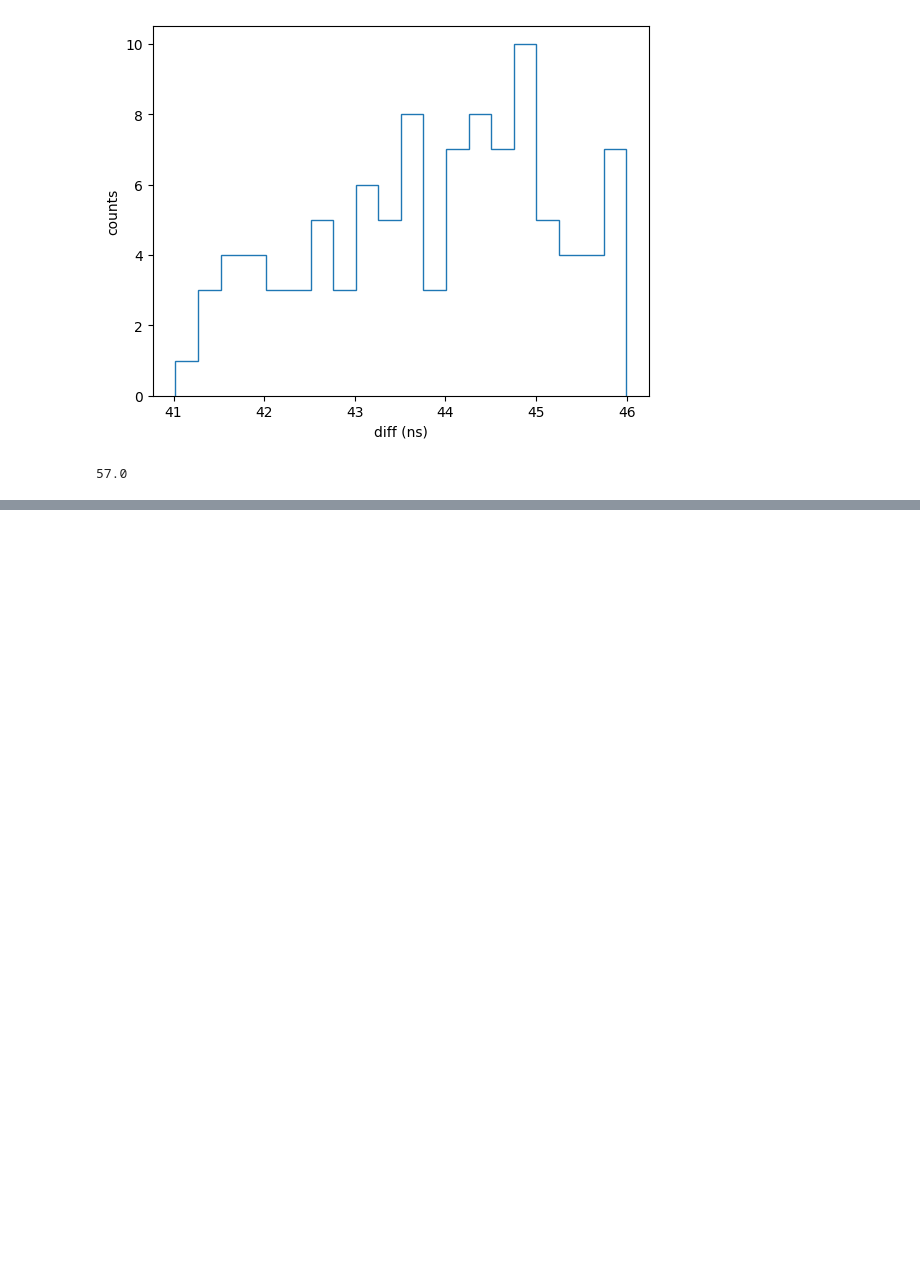
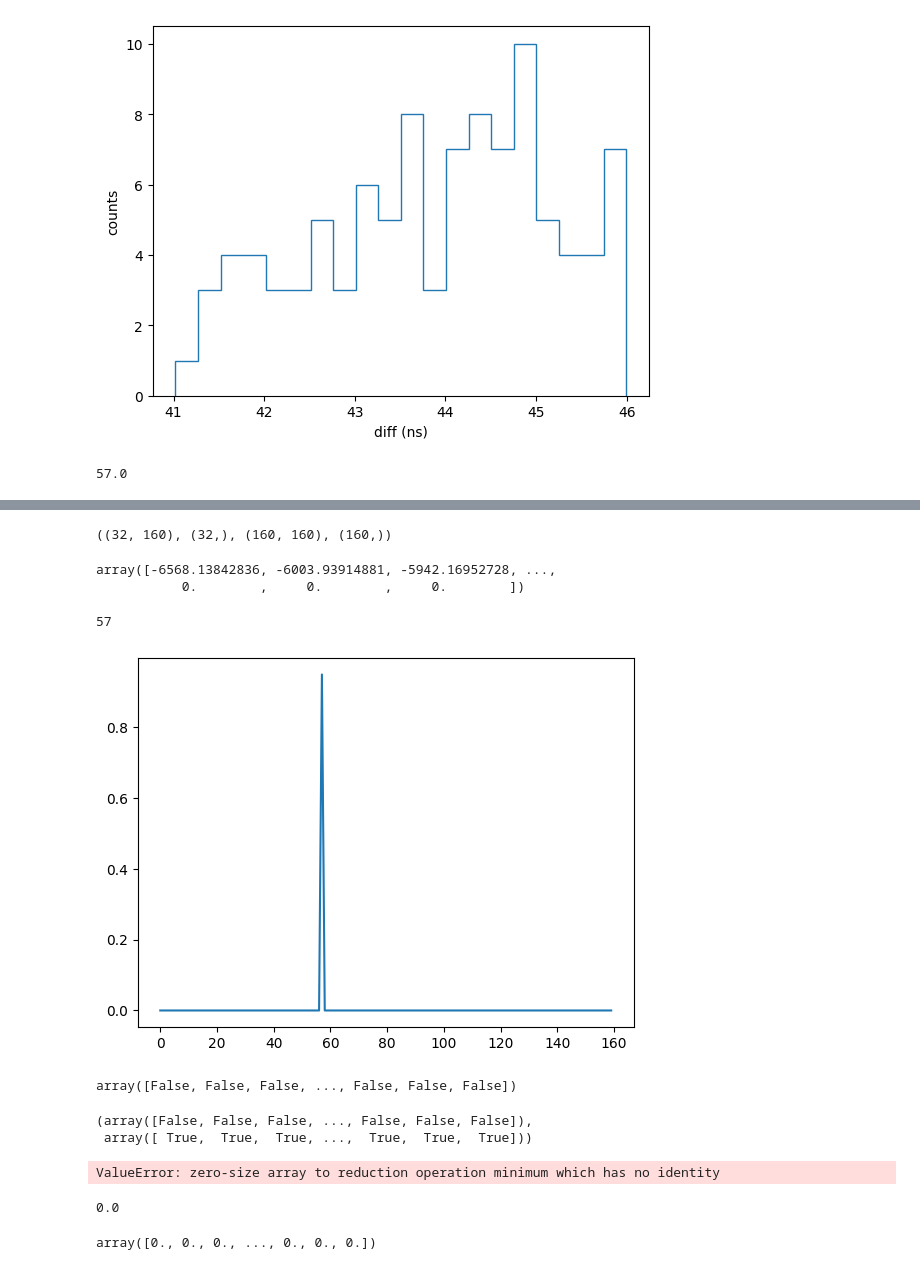
Before and after one commit to pone-software/mint-analysis, a Jupyter notebook: notebooks/full_chain_test.ipynb, the cells around one changed output, grey strips where cells are left out. Saved outputs shown, nothing was run; the diff lists cells and outputs as text; code cells hidden in the pictures; blank space fills up the shorter version.

```diff
--- a/notebooks/full_chain_test.ipynb
+++ b/notebooks/full_chain_test.ipynb
@@ -295,0 +400,51 @@ tb_out["t0"].nda[0]
+# %%
+b = table.waveform.values.nda[0]
+# %%
+a = A
+# %%
+m, n = a.shape
+
+ata = np.transpose(a) @ a
+atb = b @ a  # Result is 1D - let NumPy figure it out
+
+# Initialize vars
+x = np.zeros(n, dtype=np.float64)
+s = np.zeros(n, dtype=np.float64)
+# Inactive constraint switches
+p = np.zeros(n, dtype=np.bool_)
+pidx = np.arange(0, len(p), 1, dtype=np.int32)
+
+# Projected residual
+w = atb.copy().astype(np.float64)  # x=0. Skip (-ata @ x) term
+# %%
+A.shape, b.shape, ata.shape, atb.shape
+# %% [output]
+((32, 160), (32,), (160, 160), (160,))
+# %%
+w[~p]
+# %% [output]
+array([-6568.13842836, -6003.93914881, -5942.16952728, ...,
+           0.        ,     0.        ,     0.        ])
+# %%
+# Get the "most" active coeff index and move to inactive set
+k = np.argmax(w * (~p))
+print(k)
+p[k] = True
+
+# Iteration solution
+s[:] = 0.0
+mat = numba_ix(ata, pidx[p], pidx[p])
+
+s[p] = np.linalg.solve(mat, atb[p])
+# %% [output]
+57
+# %%
+plt.figure()
+plt.plot(s)
+plt.show()
+# %% [output]
+[figure, added]
+# %%
+p
+# %% [output]
+array([False, False, False, ..., False, False, False])
@@ -295,0 +453,17 @@ tb_out["t0"].nda[0]
+# %%
+p, (s <= 0)
+# %% [output]
+(array([False, False, False, ..., False, False, False]),
+ array([ True,  True,  True, ...,  True,  True,  True]))
+# %%
+alpha = (x[inds] / (x[inds] - s[inds])).min()
+# %% [output]
+ValueError: zero-size array to reduction operation minimum which has no identity
+# %%
+alpha
+# %% [output]
+0.0
+# %%
+s
+# %% [output]
+array([0., 0., 0., ..., 0., 0., 0.])
```
Also changed, not shown: parts of 12 cells of this notebook, 11 other files.
